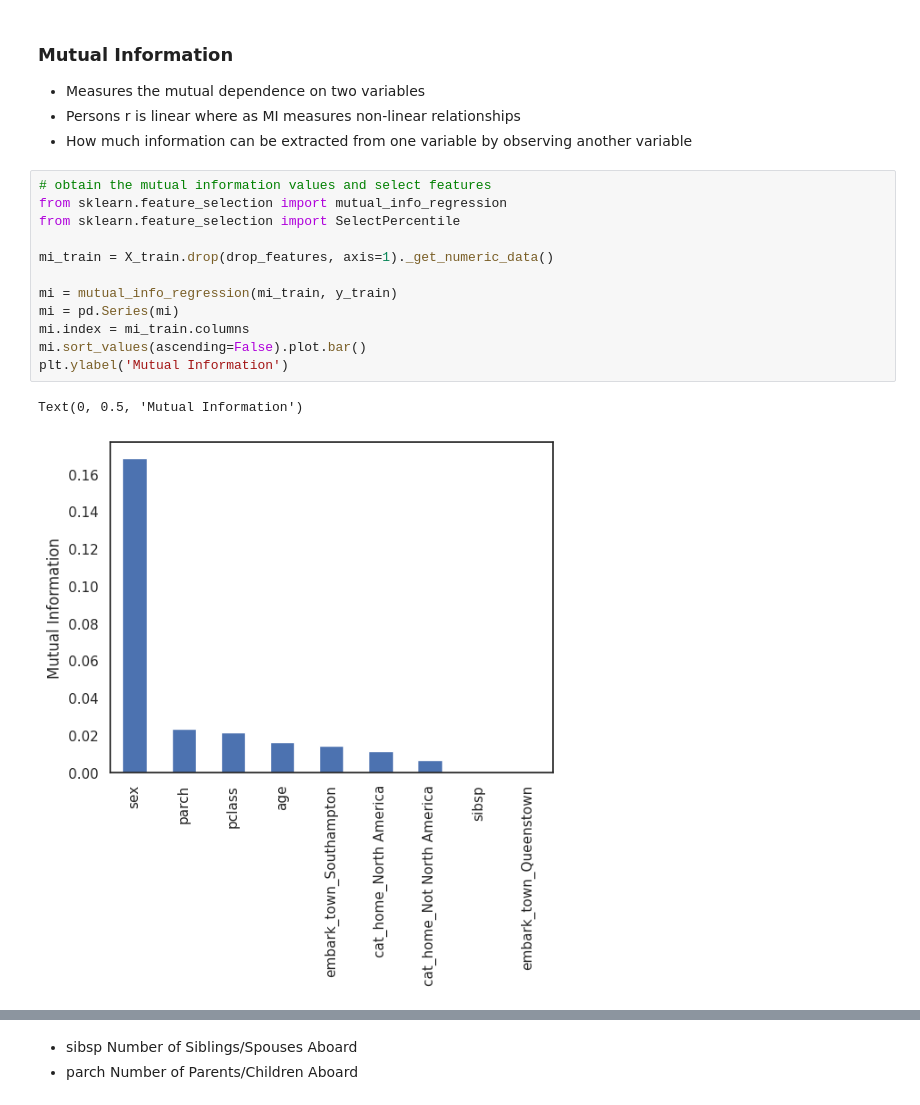
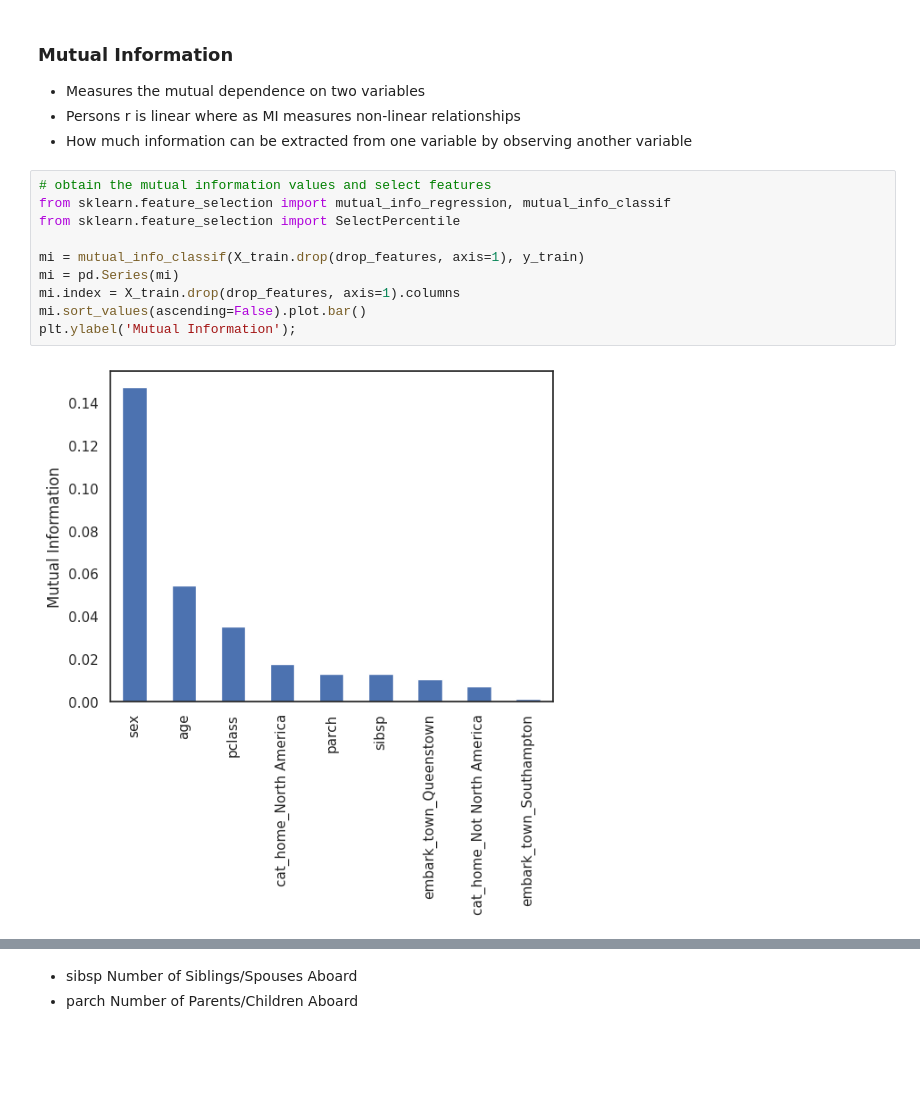
Before and after one commit to gitmystuff/DTSC5502, a Jupyter notebook: Module_09-Feature_Selection/The_Titanic_Complete.ipynb, the cells around one changed output, grey strips where cells are left out. Cells and saved outputs as stored; diff of their text form; blank space fills up the shorter version.

```diff
--- a/Module_09-Feature_Selection/The_Titanic_Complete.ipynb
+++ b/Module_09-Feature_Selection/The_Titanic_Complete.ipynb
@@ -1360,19 +1390,16 @@ print(lasso_df[1:])
 * How much information can be extracted from one variable by observing another variable
 # %%
 # obtain the mutual information values and select features
-from sklearn.feature_selection import mutual_info_regression
+from sklearn.feature_selection import mutual_info_regression, mutual_info_classif
 from sklearn.feature_selection import SelectPercentile
 
-mi_train = X_train.drop(drop_features, axis=1)._get_numeric_data()
-
-mi = mutual_info_regression(mi_train, y_train)
+mi = mutual_info_classif(X_train.drop(drop_features, axis=1), y_train)
 mi = pd.Series(mi)
-mi.index = mi_train.columns
+mi.index = X_train.drop(drop_features, axis=1).columns
 mi.sort_values(ascending=False).plot.bar()
-plt.ylabel('Mutual Information')
+plt.ylabel('Mutual Information');
 # %% [output]
-Text(0, 0.5, 'Mutual Information')
-[figure, old version]
+[figure, new version]
 # %%
 # correlation anlaysis against our titanic target (survived)
 X_train.drop(drop_features, axis=1)._get_numeric_data().corrwith(y_train).plot.bar(
```
Also changed, not shown: parts of 45 cells of this notebook.
